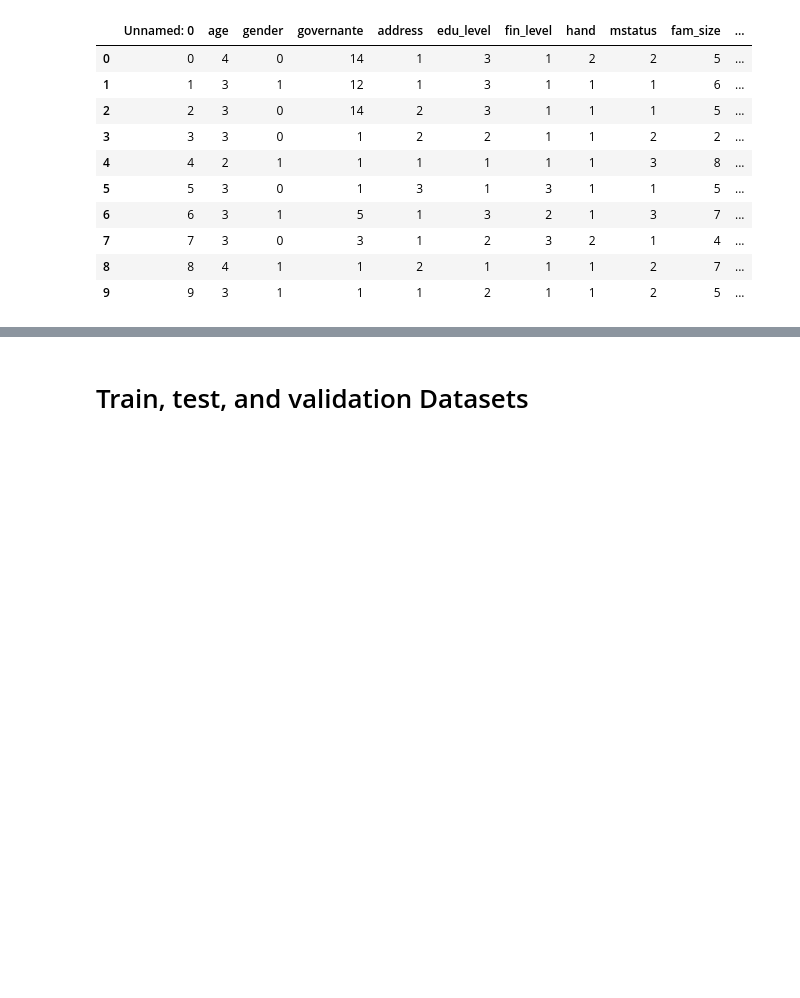
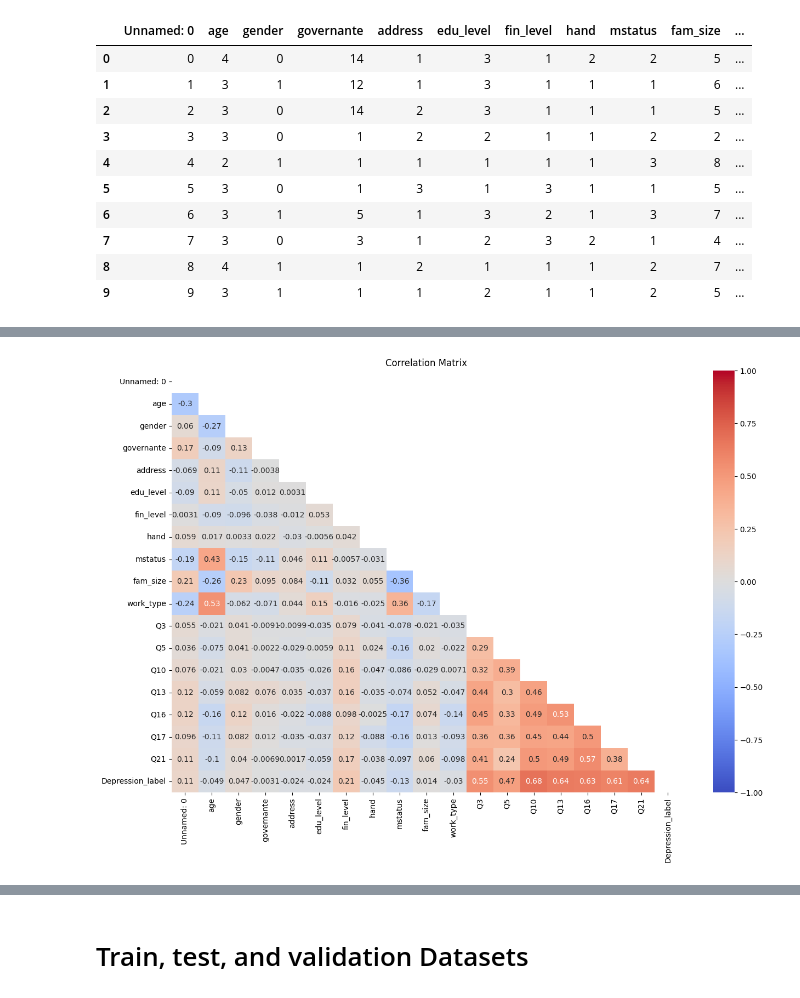
Before and after one commit to obadaDeg/ML_Depression-Classification, a Jupyter notebook: deprission_classification.ipynb, the cells around one changed output, grey strips where cells are left out. Drawn from its saved outputs; the diff is of its cells as text; code cells hidden in the pictures; blank space fills up the shorter version.

```diff
--- a/deprission_classification.ipynb
+++ b/deprission_classification.ipynb
@@ -106,0 +180,38 @@ plt.show()
+# %%
+import seaborn as sns
+
+# Compute the correlation matrix
+corr = data.corr()
+
+# Visualize the correlation matrix
+plt.figure(figsize=(15, 10))
+sns.heatmap(corr, annot=True, cmap="coolwarm", vmin=-1, vmax=1, mask=np.triu(corr))
+plt.title("Correlation Matrix")
+plt.show()
+
+# Example: Dropping a highly correlated feature
+threshold = 0.8
+# Find pairs of highly correlated features
+high_corr_pairs = [
+    (corr.index[i], corr.columns[j])
+    for i in range(corr.shape[0])
+    for j in range(i + 1, corr.shape[1])
+    if abs(corr.iloc[i, j]) > threshold
+]
+
+# Drop one feature from each pair
+features_to_drop = set()
+for pair in high_corr_pairs:
+    feature1, feature2 = pair
+    if feature1 not in features_to_drop and feature2 not in features_to_drop:
+        if abs(corr[feature1]["Depression_label"]) > abs(
+            corr[feature2]["Depression_label"]
+        ):
+            features_to_drop.add(feature2)
+        else:
+            features_to_drop.add(feature1)
+
+# Drop the selected features from the dataset
+data_reduced = data.drop(columns=list(features_to_drop))
+# %% [output]
+[figure, added]
```
Also changed, not shown: parts of 16 cells of this notebook.
